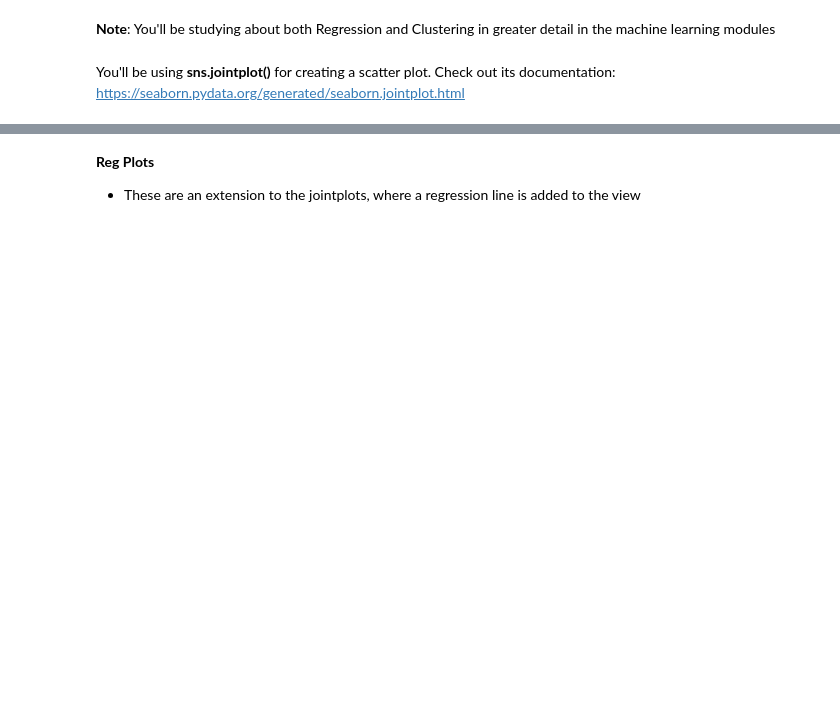
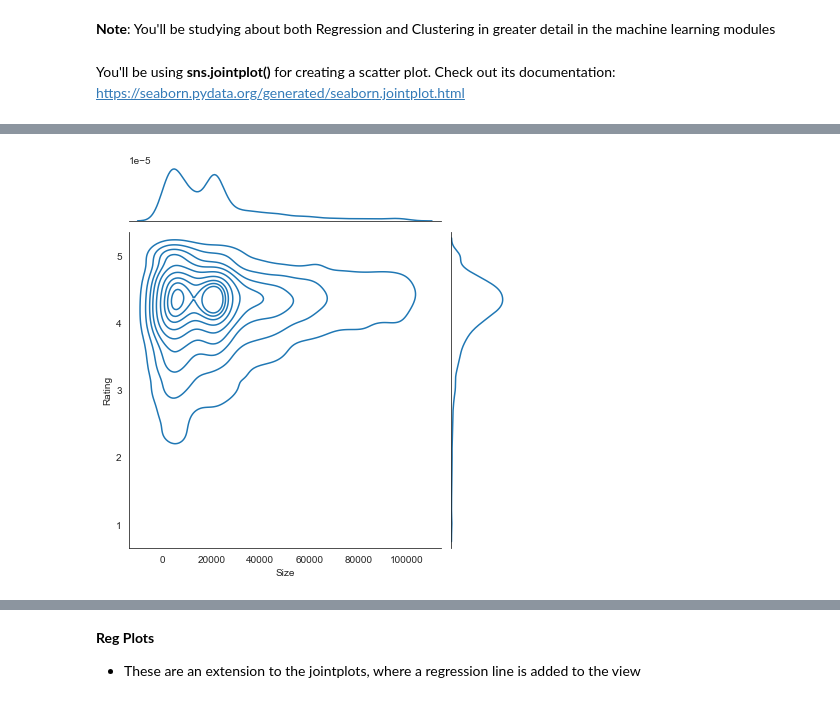
Before and after one commit to khairnardevashish/Data-Visualisation-for-DS-and-ML, a Jupyter notebook: Case Study Notebook/Data Visualisation in Python - Case Study.ipynb, the cells around one changed output, grey strips where cells are left out. Drawn from its saved outputs; the diff is of its cells as text; code cells hidden in the pictures; blank space fills up the shorter version.

```diff
--- a/Case Study Notebook/Data Visualisation in Python - Case Study.ipynb
+++ b/Case Study Notebook/Data Visualisation in Python - Case Study.ipynb
@@ -797,2 +810,7 @@ https://seaborn.pydata.org/generated/seaborn.jointplot.html
+# %%
+sns.jointplot(df.Size, df.Rating, kind = 'kde')
+plt.show()
+# %% [output]
+[figure, added]
 # %%
 ## Plot a jointplot for Price and Rating
```
Also changed, not shown: parts of 14 cells of this notebook.
